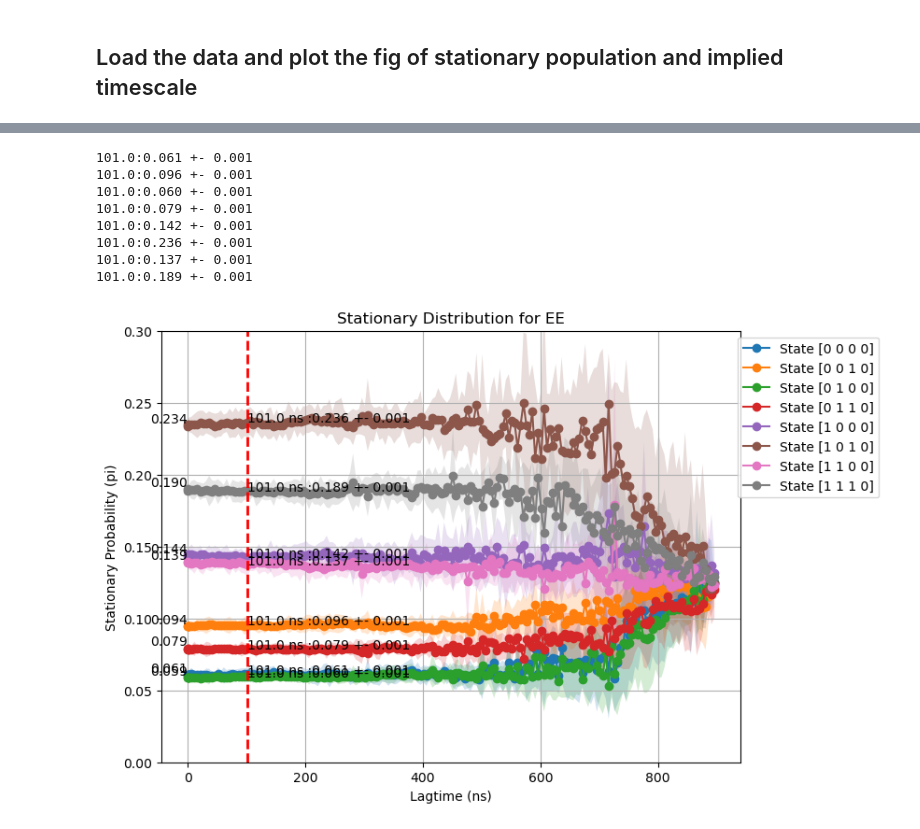
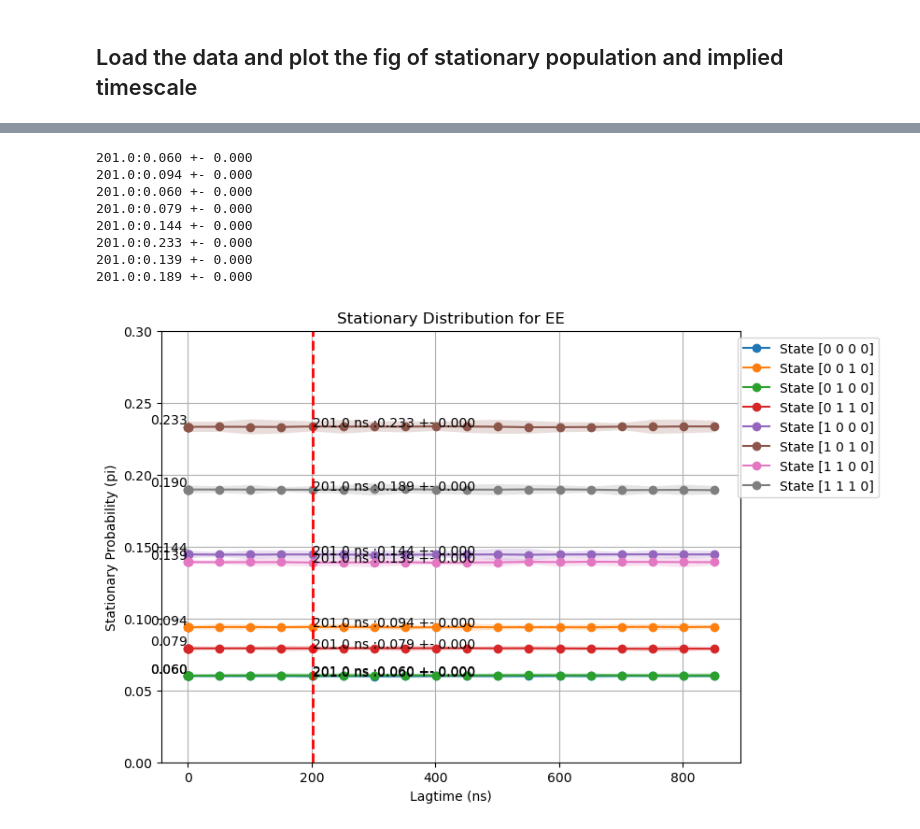
Before and after one commit to starwingc/peptoid_ESM, a Jupyter notebook: EE/analysis/transition_matrix.ipynb, the cells around one changed output, grey strips where cells are left out. Drawn from its saved outputs; the diff is of its cells as text; code cells hidden in the pictures.

```diff
--- a/EE/analysis/transition_matrix.ipynb
+++ b/EE/analysis/transition_matrix.ipynb
@@ -433,7 +421,7 @@ def process_trajectory(n_trajs, lagtime, num_states, cluster_size):
 n_trajs = traj_indexed
 num_states = 32
 #lagtime = 1
-lagtimes = [5, 10, 25, 50] + list(range(100, 90000, 500))
+lagtimes = [5, 10, 25, 50] + list(range(100, 90000, 5000))
 #lagtimes = [5, 10, 25, 50]
 dt_in_ns = 0.01
 cluster_size = 10
@@ -791,45 +787,45 @@ plt.figure(figsize=(8, 6))
 state_to_plot = [0, 4, 8, 12, 16, 20, 24, 28]
 
 # Loop through selected states and plot each separately
 for i, state in enumerate(state_to_plot):
     plt.plot(lagtimes_ns, pi_all_means_0[:, i], '-o', label=f'State {index_to_state(state)}')
 
     # Add shaded region for standard deviation
     plt.fill_between(lagtimes_ns,
                      pi_all_means_0[:, i] + pi_all_stds_0[:, i],  # Upper bound
                      pi_all_means_0[:, i] - pi_all_stds_0[:, i],  # Lower bound
                      alpha=0.2)
 
     # Label the first value of pi_all_means_0
     first_x = lagtimes_ns[0]
     first_y = pi_all_means_0[0, i]
     plt.text(first_x, first_y, f"{first_y:.3f}", fontsize=10, ha='right', va='bottom')
 
     # Annotate the first point with its value
-    first_x = lagtimes_ns[24]
-    first_y = pi_all_means_0[24, i]
-    first_y_var = pi_all_stds[24, i]
+    first_x = lagtimes_ns[8]
+    first_y = pi_all_means_0[8, i]
+    first_y_var = pi_all_stds[8, i]
     plt.text(first_x, first_y,  f"{first_x} ns :{first_y:.3f} +- {first_y_var:.3f}", fontsize=10)
     print(f"{first_x}:{first_y:.3f} +- {first_y_var:.3f}")
 
 plt.axvline(x=first_x, color='r', linestyle='--', linewidth=2)
 plt.xlabel('Lagtime (ns)')
 plt.ylabel('Stationary Probability (pi)')
 plt.ylim(0, 0.3)
 plt.title('Stationary Distribution for EE')
 plt.legend(loc='upper right', bbox_to_anchor=(1.25, 1))
 plt.grid(True)
 plt.show()
 # %% [output]
-101.0:0.061 +- 0.001
-101.0:0.096 +- 0.001
-101.0:0.060 +- 0.001
-101.0:0.079 +- 0.001
-101.0:0.142 +- 0.001
-101.0:0.236 +- 0.001
-101.0:0.137 +- 0.001
-101.0:0.189 +- 0.001
+201.0:0.060 +- 0.000
+201.0:0.094 +- 0.000
+201.0:0.060 +- 0.000
+201.0:0.079 +- 0.000
+201.0:0.144 +- 0.000
+201.0:0.233 +- 0.000
+201.0:0.139 +- 0.000
+201.0:0.189 +- 0.000
-[figure, old version]
+[figure, new version]
 # %%
 dt_in_ns = 0.01
 
```
Also changed, not shown: parts of 13 cells of this notebook, 4 other files.
